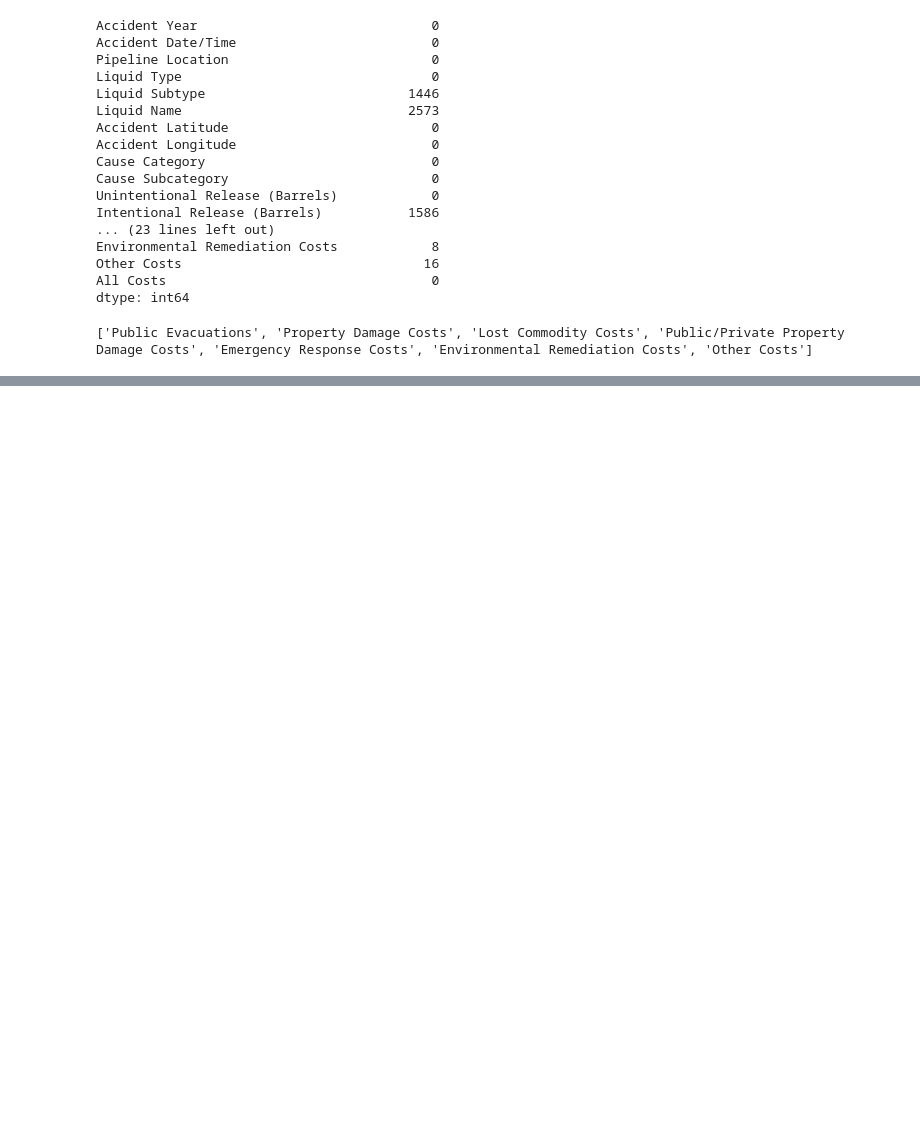
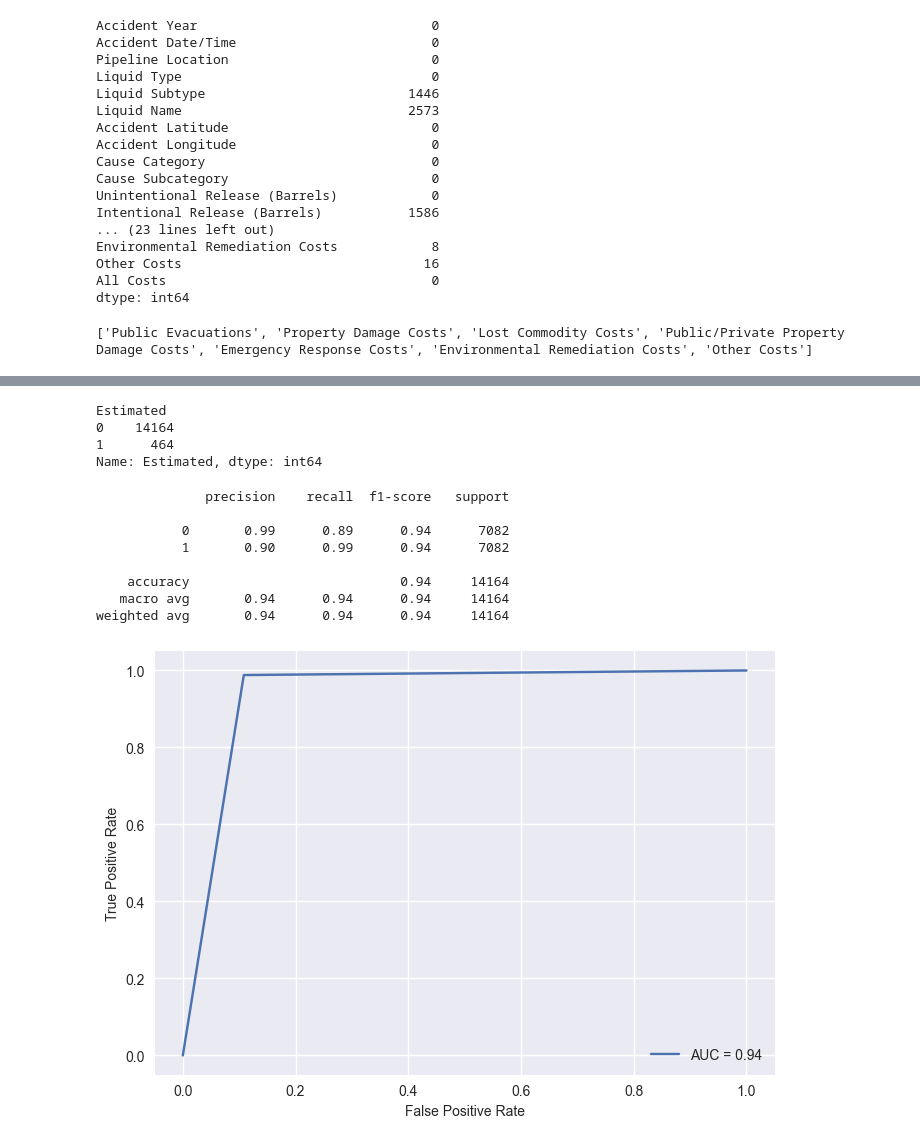
Before and after one commit to IvanBugaenko/MLGazzzz, a Jupyter notebook: notebooks/dz.ipynb, the cells around one changed output, grey strips where cells are left out. Saved outputs shown, nothing was run; the diff lists cells and outputs as text; code cells hidden in the pictures; blank space fills up the shorter version.

```diff
--- a/notebooks/dz.ipynb
+++ b/notebooks/dz.ipynb
@@ -247,0 +482,61 @@ table_classification.drop(columns=['Index', 'RC Code', 'AMP', 'Vendor Name', 'UM
+# %%
+# 2. Выделение целевого признака и матрицы объект-признак (будем предсказывать Estimated)
+
+X_class = table_classification.drop(columns=['Estimated'], axis=1)
+y_class = table_classification['Estimated']
+# %%
+# 3. Исследуем проблему дисбаланса классов
+
+table_classification.groupby(['Estimated'])['Estimated'].count()
+
+# Дисбаланс явно присутствует!!!
+# %% [output]
+Estimated
+0    14164
+1      464
+Name: Estimated, dtype: int64
+# %%
+smt = SMOTE()
+X_class, y_class = smt.fit_resample(X_class, y_class)
+# %%
+# 4. Создание тестовой и обучающей выборок для классификации
+
+X_train_class, X_test_class, y_train_class, y_test_class = train_test_split(X_class, y_class, test_size=0.5, stratify=y_class, shuffle=True)
+# %%
+# 5. Функция для построения ROC-кривой (метрики классификации)
+
+def draw_roc(y_true, y_pred):
+    fpr, tpr, thresholds = roc_curve(y_true, y_pred)
+    roc_auc = auc(fpr, tpr)
+
+    display = RocCurveDisplay(
+        fpr=fpr,
+        tpr=tpr,
+        roc_auc=roc_auc
+    )
+
+    display.plot()
+
+    plt.show()
+# %%
+# 6.1 Попробуем KNN с подбором гиперпараметров
+
+parameters = {
+    'n_neighbors': np.arange(7, 15, 2)
+}
+
+knn_optimal = GridSearchCV(KNeighborsClassifier(), parameters).fit(X_train_class, y_train_class)
+y_pred_knn_opt = knn_optimal.predict(X_test_class)
+
+print(classification_report(y_test_class, y_pred_knn_opt))
+draw_roc(y_test_class, y_pred_knn_opt)
+# %% [output]
+              precision    recall  f1-score   support
+
+           0       0.99      0.89      0.94      7082
+           1       0.90      0.99      0.94      7082
+
+    accuracy                           0.94     14164
+   macro avg       0.94      0.94      0.94     14164
+weighted avg       0.94      0.94      0.94     14164
+[figure, added]
```
Also changed, not shown: parts of 51 cells of this notebook, 7 other files.
